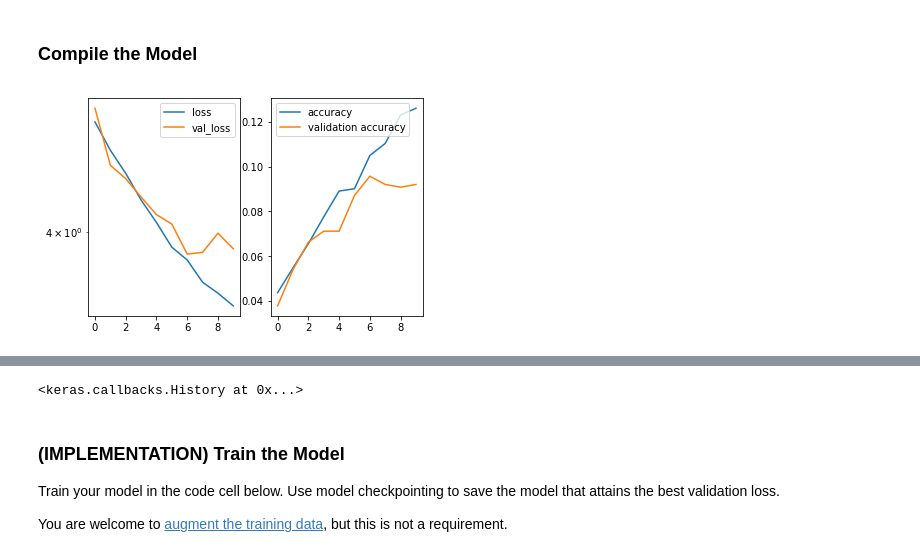
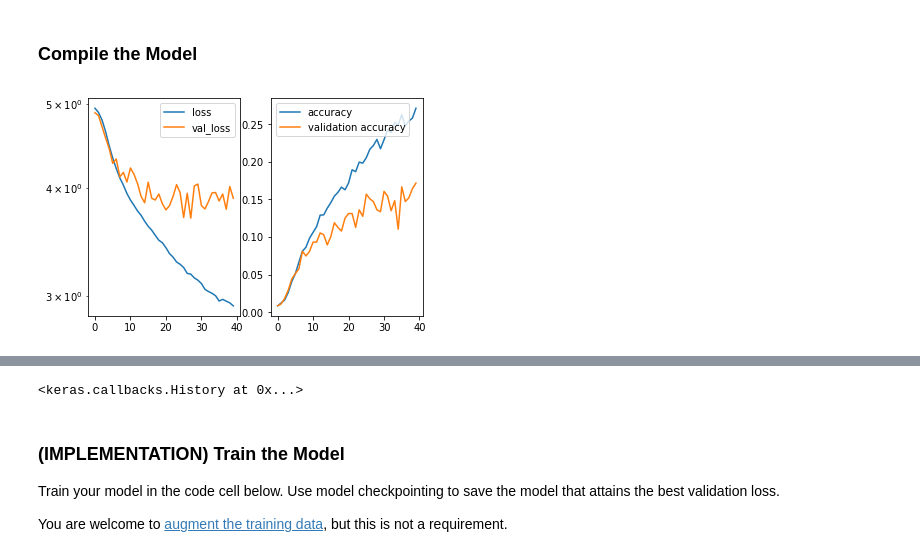
Before and after one commit to ricklentz/dog-project, a Jupyter notebook: dog_app.ipynb, the cells around one changed output, grey strips where cells are left out. Saved outputs shown, nothing was run; the diff lists cells and outputs as text; code cells hidden in the pictures.

```diff
--- a/dog_app.ipynb
+++ b/dog_app.ipynb
@@ -769,34 +772,34 @@ checkpointer = ModelCheckpoint(
 
 # # training params
 batch_size = 20
-epochs = 10
+epochs = 40
 
 # # use parallel model with keras from master branch (latest)
 # parallel_model = multi_gpu_model(model, gpus=2)
 # parallel_model.compile(optimizer='rmsprop', loss='categorical_crossentropy', metrics=['accuracy'])
 
 # # fit here to see the difference
 # parallel_model.fit_generator(
 #     train_generator,
 #     epochs=epochs,
 #     validation_data=validation_generator,
 #     validation_steps=nb_validation_samples // batch_size,
 #     verbose=1,
 #     #callbacks=[checkpointer,plot],
 #     steps_per_epoch=nb_train_samples // batch_size)
 
-# reg model
 
+# non-gpu model, since callbacks stack with latest master code
 model.compile(optimizer='rmsprop', loss='categorical_crossentropy', metrics=['accuracy'])
 
 # fit here to see the difference
 model.fit_generator(
     train_generator,
     epochs=epochs,
     validation_data=validation_generator,
     validation_steps=nb_validation_samples // batch_size,
     verbose=1,
     callbacks=[checkpointer,plot],
     steps_per_epoch=nb_train_samples // batch_size)
 # %% [output]
-[figure, old version]
+[figure, new version]
```
Also changed, not shown: parts of 20 cells of this notebook, 2 other files.
